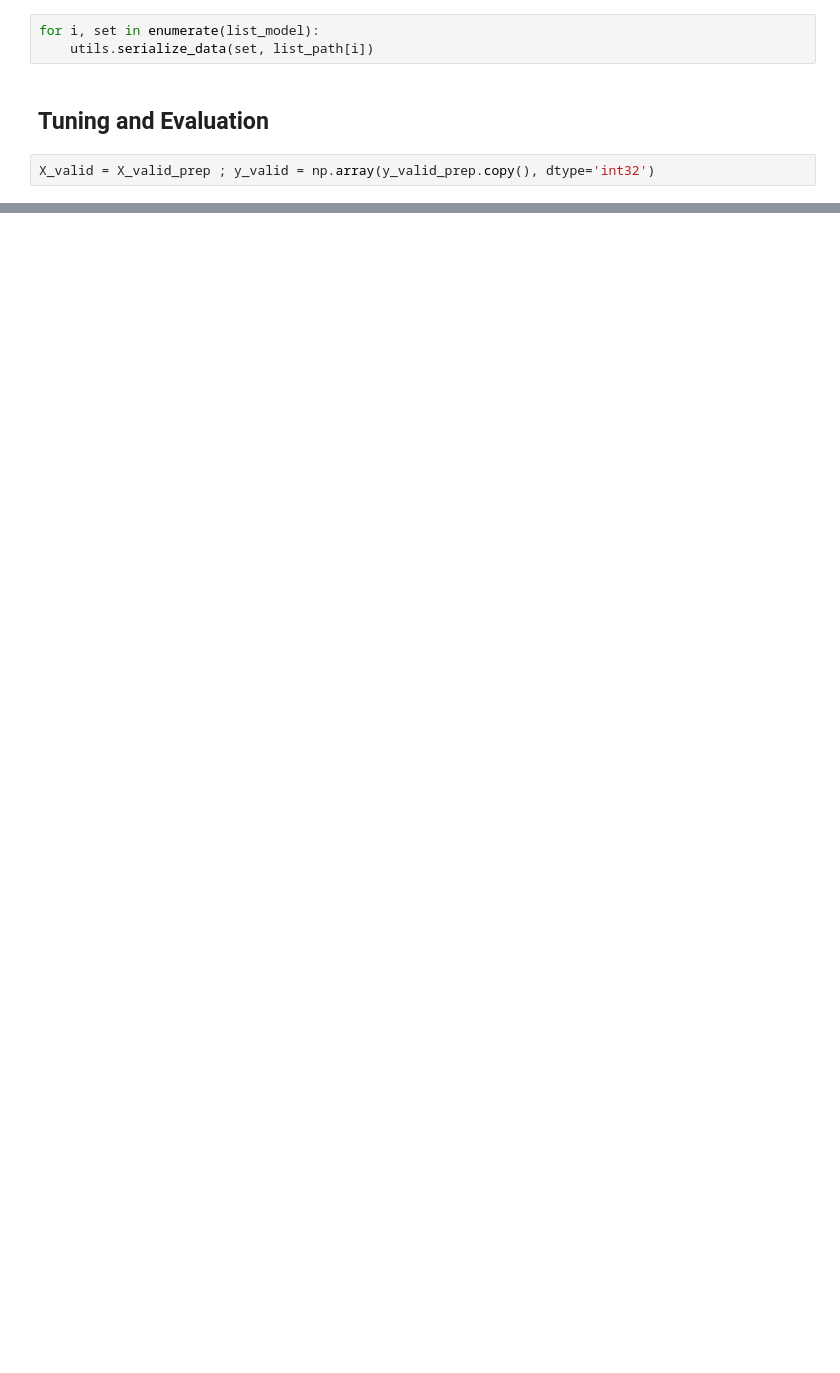
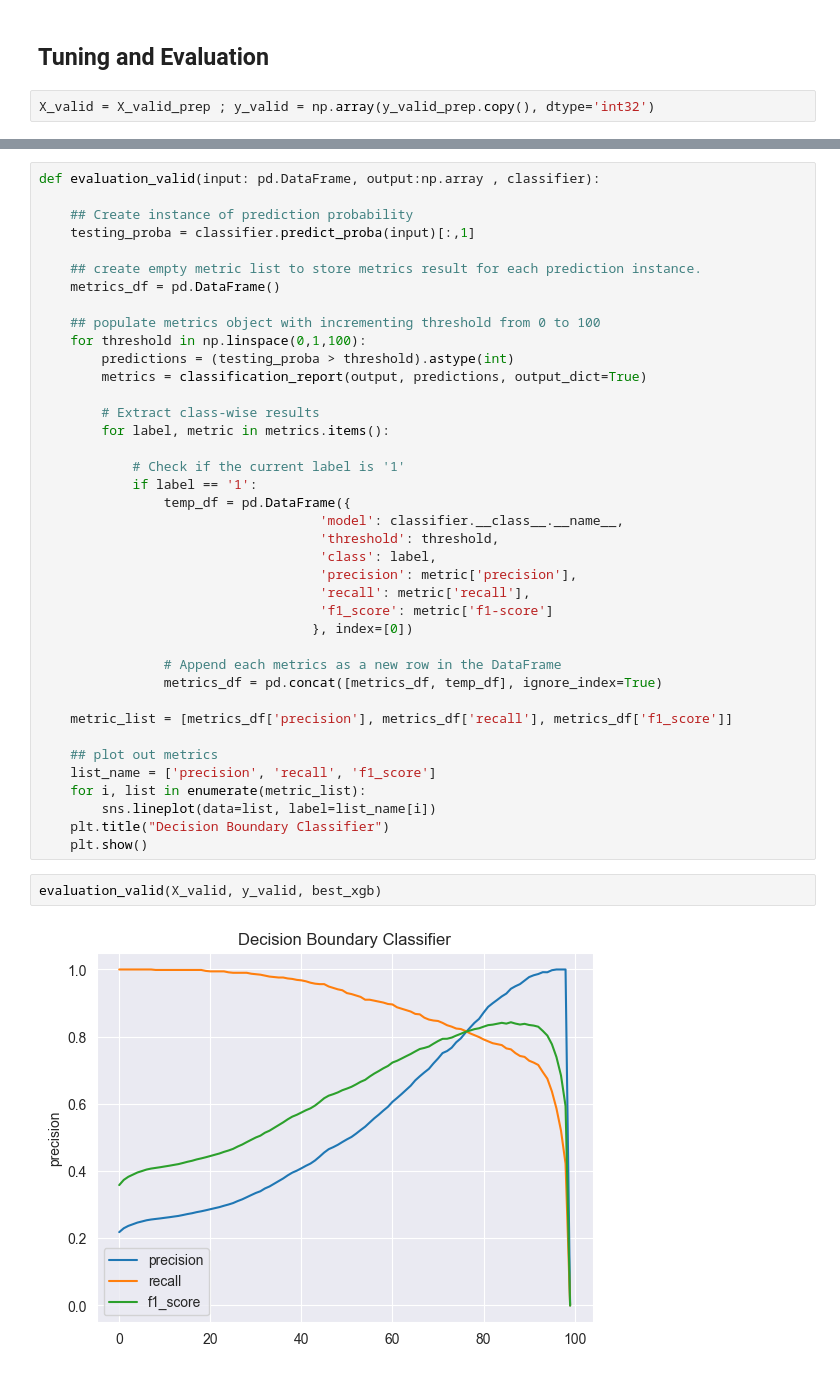
Before and after one commit to Code2Drift/Aditya_MLPROCESS, a Jupyter notebook: modelling.ipynb, the cells around one changed output, grey strips where cells are left out. Cells and saved outputs as stored; diff of their text form; blank space fills up the shorter version.

```diff
--- a/modelling.ipynb
+++ b/modelling.ipynb
@@ -386,6 +374,3 @@ list_model = [best_xgb, best_lgreg, best_knn]
-# %%
-for i, set in enumerate(list_model):
-    utils.serialize_data(set, list_path[i])
 # %% [markdown]
 ## Tuning and Evaluation
 # %%
@@ -395,0 +378,43 @@ X_valid = X_valid_prep ; y_valid = np.array(y_valid_prep.copy(), dtype='int32')
+# %%
+def evaluation_valid(input: pd.DataFrame, output:np.array , classifier):
+
+    ## Create instance of prediction probability
+    testing_proba = classifier.predict_proba(input)[:,1]
+
+    ## create empty metric list to store metrics result for each prediction instance.
+    metrics_df = pd.DataFrame()
+
+    ## populate metrics object with incrementing threshold from 0 to 100
+    for threshold in np.linspace(0,1,100):
+        predictions = (testing_proba > threshold).astype(int)
+        metrics = classification_report(output, predictions, output_dict=True)
+
+        # Extract class-wise results
+        for label, metric in metrics.items():
+
+            # Check if the current label is '1'
+            if label == '1':
+                temp_df = pd.DataFrame({
+                                    'model': classifier.__class__.__name__,
+                                    'threshold': threshold,
+                                    'class': label,
+                                    'precision': metric['precision'],
+                                    'recall': metric['recall'],
+                                    'f1_score': metric['f1-score']
+                                   }, index=[0])
+
+                # Append each metrics as a new row in the DataFrame
+                metrics_df = pd.concat([metrics_df, temp_df], ignore_index=True)
+
+    metric_list = [metrics_df['precision'], metrics_df['recall'], metrics_df['f1_score']]
+
+    ## plot out metrics
+    list_name = ['precision', 'recall', 'f1_score']
+    for i, list in enumerate(metric_list):
+        sns.lineplot(data=list, label=list_name[i])
+    plt.title("Decision Boundary Classifier")
+    plt.show()
+# %%
+evaluation_valid(X_valid, y_valid, best_xgb)
+# %% [output]
+[figure, added]
```
Also changed, not shown: parts of 31 cells of this notebook, 3 other files.
